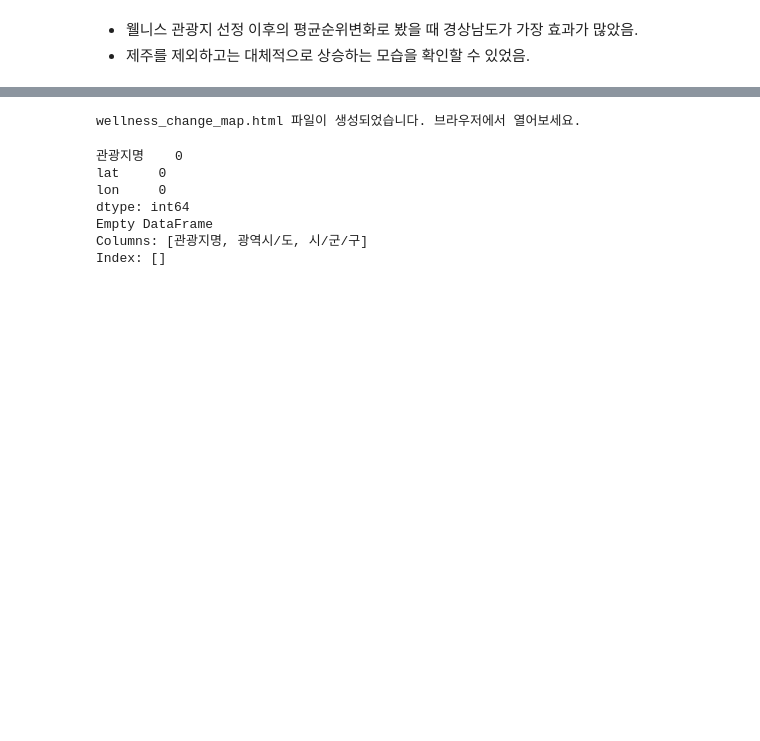
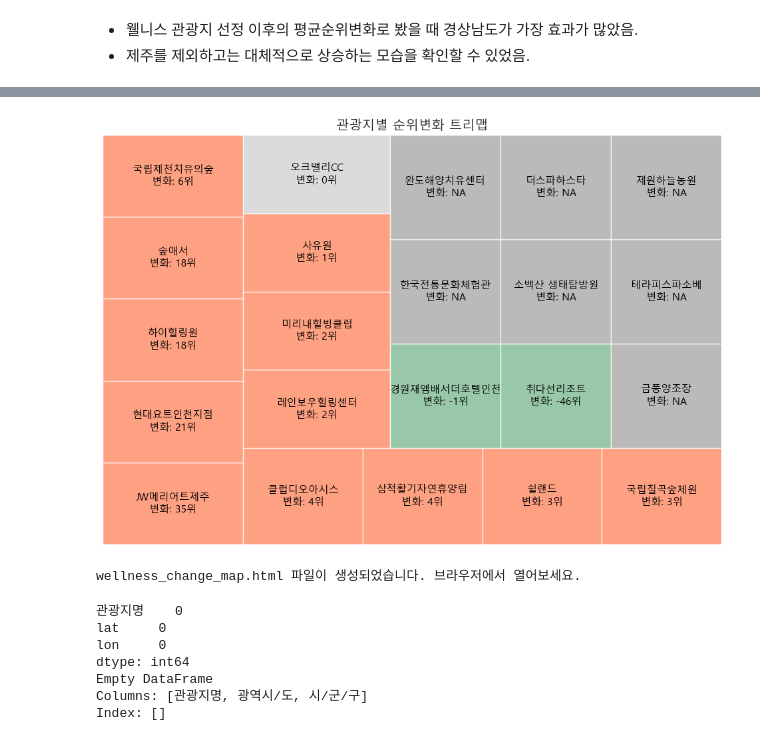
Before and after one commit to tamx2y/wellness_tour, a Jupyter notebook: 06_Korean/02_comparison.ipynb, the cells around one changed output, grey strips where cells are left out. Saved outputs shown, nothing was run; the diff lists cells and outputs as text; code cells hidden in the pictures; blank space fills up the shorter version.

```diff
--- a/06_Korean/02_comparison.ipynb
+++ b/06_Korean/02_comparison.ipynb
@@ -263,3 +264,58 @@ plt.show()
+# %%
+import pandas as pd
+import matplotlib.pyplot as plt
+import squarify
+
+data = {
+    '관광지명': ['JW메리어트제주', '현대요트인천지점', '하이힐링원', '숲애서', '국립제천치유의숲', '클럽디오아시스',
+               '삼척활기자연휴양림', '쉴랜드', '국립칠곡숲체원', '레인보우힐링센터', '미리내힐빙클럽', '사유원',
+               '오크밸리CC', '경원재앰배서더호텔인천', '취다선리조트', '금풍양조장', '한국전통문화체험관',
+               '완도해양치유센터', '소백산 생태탐방원', '테라피스파소베', '더스파하스타', '제원하늘농원' ],
+    '순위변화': [35, 21, 18, 18, 6, 4, 4, 3, 3, 2, 2, 1, 0, -1, -46, None, None, None, None, None, None, None]
+}
+
+df3 = pd.DataFrame(data)
+
+# 색상 매핑 함수
+def get_color(x):
+    if pd.isna(x):
+        return '#A9A9A9'  # 진한 회색
+    elif x > 0:
+        return '#FE8863'  # 파스텔 레드
+    elif x < 0:
+        return '#7FBB92'  # 파스텔 초록
+    else:
+        return '#D3D3D3'  # 연한 회색
+
+colors = df3['순위변화'].apply(get_color)
+
+# 라벨 처리: 소수점 제거 + "위" 붙이기
+def format_label(name, change):
+    if pd.isna(change):
+        return f"{name}\n변화: NA"
+    else:
+        return f"{name}\n변화: {int(change)}위"
+
+labels = [
+    format_label(name, change)
+    for name, change in zip(df3['관광지명'], df3['순위변화'])
+]
+
+# 트리맵 그리기
+plt.figure(figsize=(12, 8))
+squarify.plot(
+    sizes=[1]*len(df3),
+    label=labels,
+    color=colors,
+    alpha=0.8,
+    text_kwargs={'color': 'black', 'fontsize': 11}
+)
+
+plt.axis('off')
+plt.title('관광지별 순위변화 트리맵', fontsize=14)
+plt.show()
+# %% [output]
+[figure, new version]
 # %%
 import pandas as pd
 import folium
```
Also changed, not shown: parts of 8 cells of this notebook, 3 other files.
